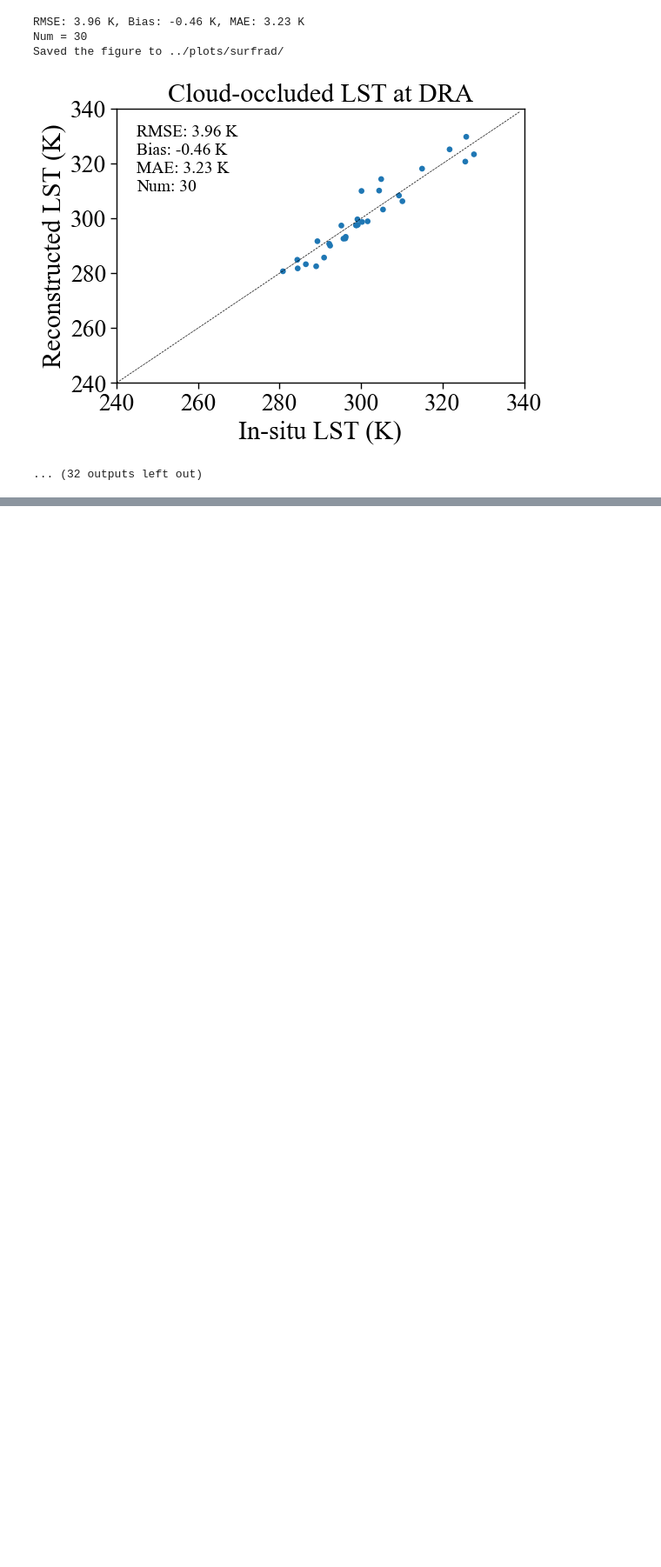
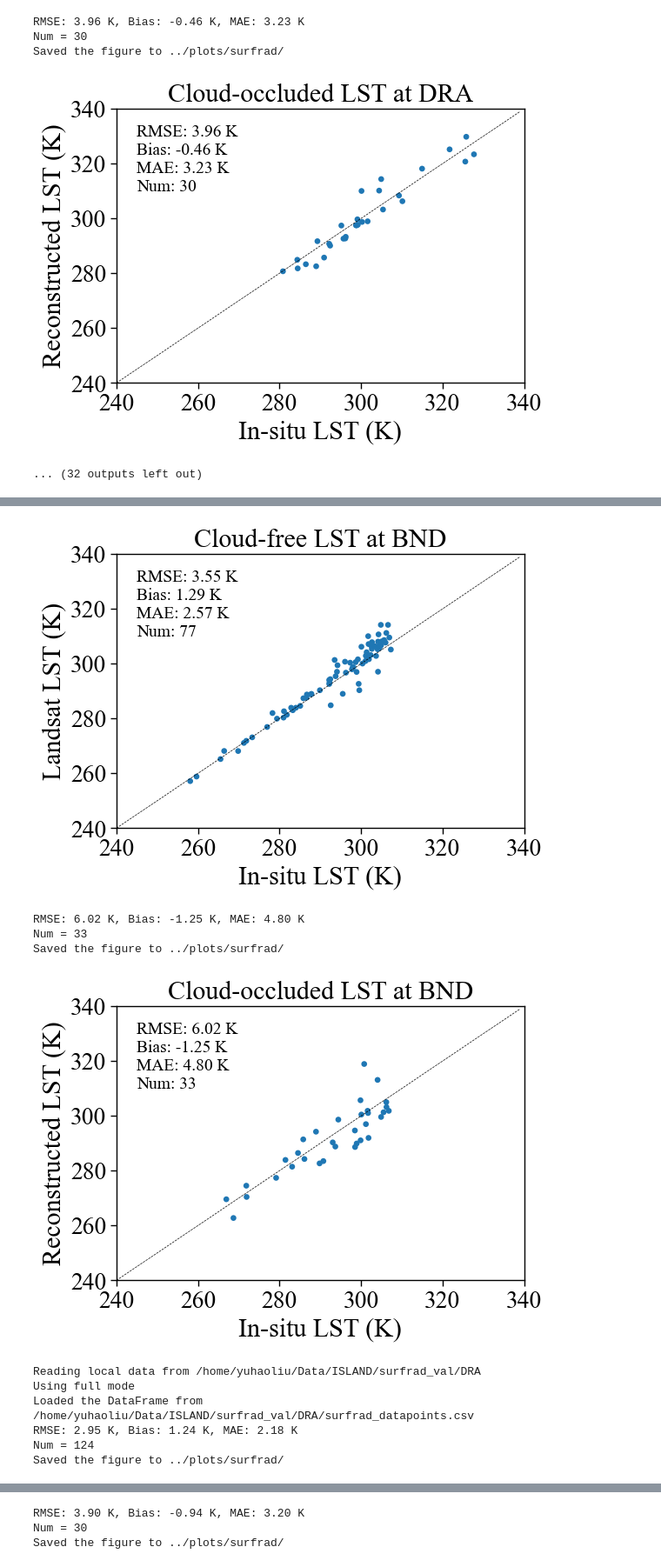
Before and after one commit to Way-Yuhao/ISLAND, a Jupyter notebook: jupyter/16 - Cirrus SURFRAD.ipynb, the cells around one changed output, grey strips where cells are left out. Shown at 87% size. Drawn from its saved outputs; the diff is of its cells as text; code cells hidden in the pictures; blank space fills up the shorter version.

```diff
--- a/jupyter/16 - Cirrus SURFRAD.ipynb
+++ b/jupyter/16 - Cirrus SURFRAD.ipynb
@@ -371,0 +466,19 @@ Saved the figure to ../plots/surfrad/
+# %%
+start_date = '20130411'
+end_date = '20201231'
+config = OmegaConf.load('../config/surfrad.yaml')
+label_clear = {'x_label': 'In-situ LST (K)', 'y_label': 'Landsat LST (K)'}
+label_cloudy = {'x_label': 'In-situ LST (K)', 'y_label': 'Reconstructed LST (K)'}
+for station_id in config.station_list:
+    if station_id in ['TBL', 'SGP']:
+        continue
+    region_dir = f'/home/yuhaoliu/Data/ISLAND/surfrad_val/{station_id}'
+    df = load_datapoints(station_id, start_date, end_date, region_dir, load_from_cache=True, mode='full')
+    plot_regression(df, 'surfrad_lst', 'landsat_lst', 'clear',
+                    f'Cloud-free LST at {station_id}',
+                    fig_path='../plots/surfrad/', replace_axis=label_clear)
+
+    plot_regression(df, 'surfrad_lst', 'island_lst', 'cloudy',
+                    f'Cloud-occluded LST at {station_id}',
+                    fig_path='../plots/surfrad/', replace_axis=label_cloudy)
+# %% [output]
@@ -371,0 +491,11 @@ Saved the figure to ../plots/surfrad/
+[figure, added]
+RMSE: 6.02 K, Bias: -1.25 K, MAE: 4.80 K
+Num = 33
+Saved the figure to ../plots/surfrad/
+[figure, added]
+Reading local data from /home/yuhaoliu/Data/ISLAND/surfrad_val/DRA
+Using full mode
+Loaded the DataFrame from /home/yuhaoliu/Data/ISLAND/surfrad_val/DRA/surfrad_datapoints.csv
+RMSE: 2.95 K, Bias: 1.24 K, MAE: 2.18 K
+Num = 124
+Saved the figure to ../plots/surfrad/
@@ -371,0 +503,3 @@ Saved the figure to ../plots/surfrad/
+RMSE: 3.90 K, Bias: -0.94 K, MAE: 3.20 K
+Num = 30
+Saved the figure to ../plots/surfrad/
```
Also changed, not shown: parts of 10 cells of this notebook, 9 other files.
